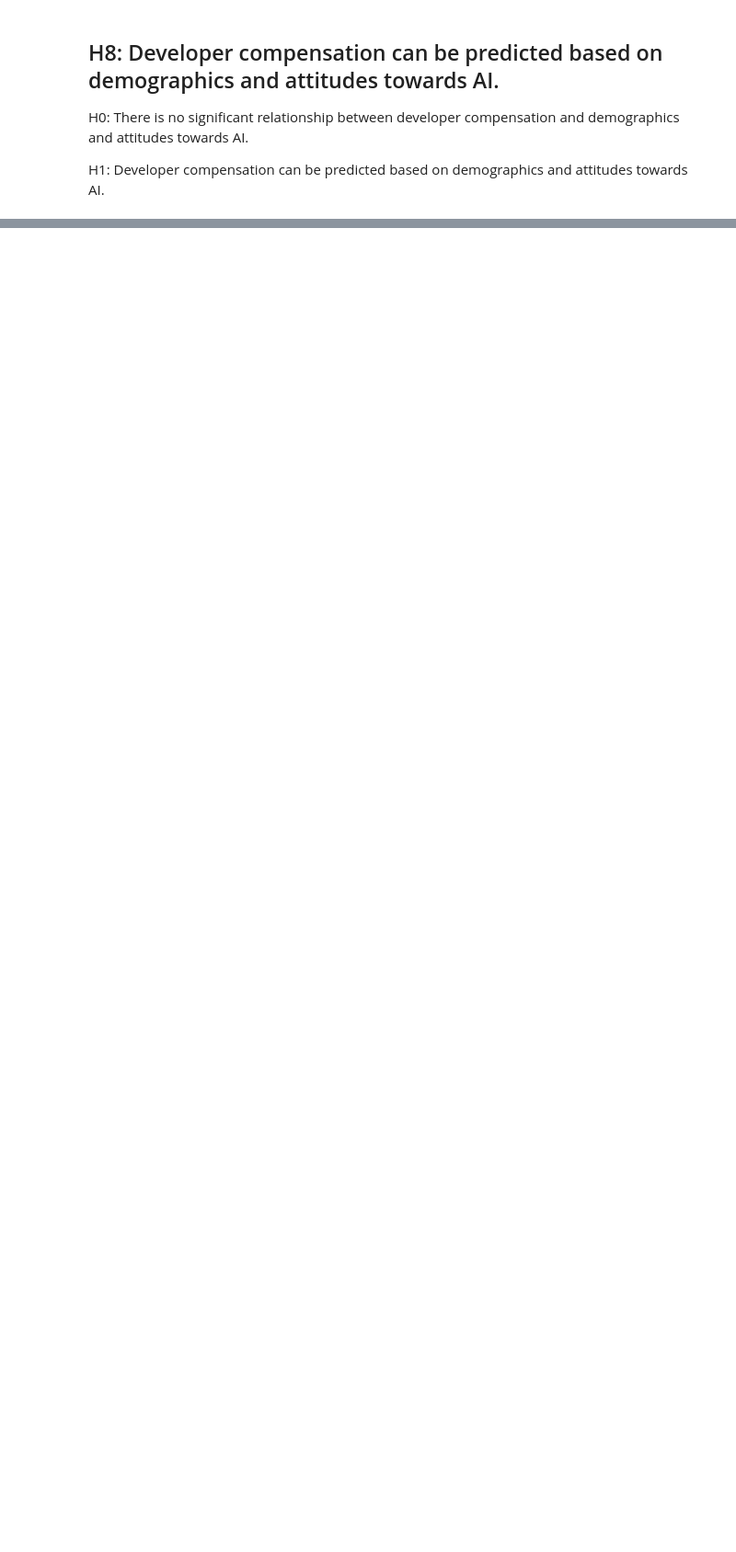
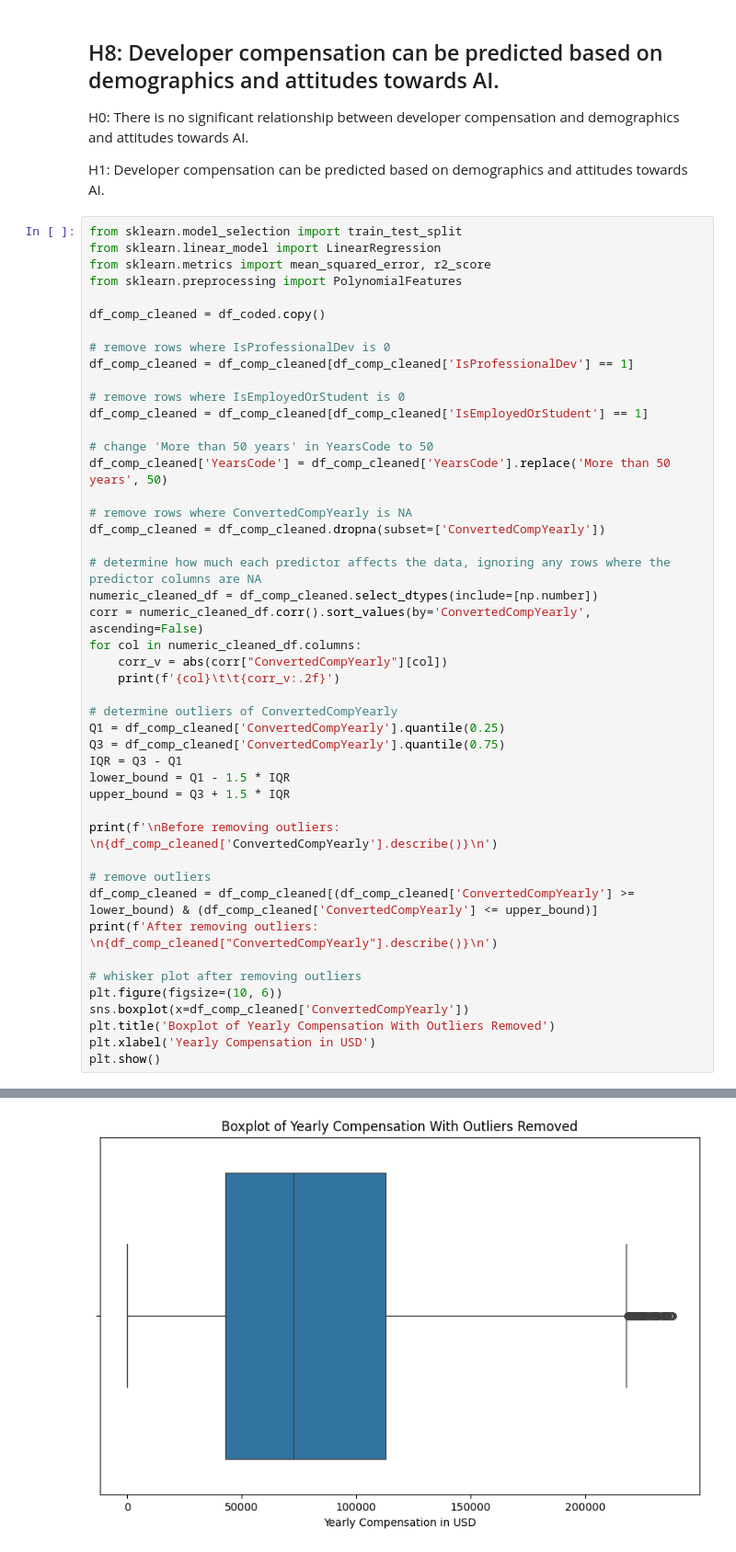
Before and after one commit to mackenly/ai-perception-and-adoption-in-the-developer-community, a Jupyter notebook: Notebook.ipynb, the cells around one changed output, grey strips where cells are left out. Shown at 92% size. Saved outputs shown, nothing was run; the diff lists cells and outputs as text; blank space fills up the shorter version.

```diff
--- a/Notebook.ipynb
+++ b/Notebook.ipynb
@@ -691,3 +1007,50 @@ H1: There is a significant difference in the level of AI adoption between develo
 H0: There is no significant relationship between developer compensation and demographics and attitudes towards AI.
 
 H1: Developer compensation can be predicted based on demographics and attitudes towards AI.
+# %%
+from sklearn.model_selection import train_test_split
+from sklearn.linear_model import LinearRegression
+from sklearn.metrics import mean_squared_error, r2_score
+from sklearn.preprocessing import PolynomialFeatures
+
+df_comp_cleaned = df_coded.copy()
+
+# remove rows where IsProfessionalDev is 0
+df_comp_cleaned = df_comp_cleaned[df_comp_cleaned['IsProfessionalDev'] == 1]
+
+# remove rows where IsEmployedOrStudent is 0
+df_comp_cleaned = df_comp_cleaned[df_comp_cleaned['IsEmployedOrStudent'] == 1]
+
+# change 'More than 50 years' in YearsCode to 50
+df_comp_cleaned['YearsCode'] = df_comp_cleaned['YearsCode'].replace('More than 50 years', 50)
+
+# remove rows where ConvertedCompYearly is NA
+df_comp_cleaned = df_comp_cleaned.dropna(subset=['ConvertedCompYearly'])
+
+# determine how much each predictor affects the data, ignoring any rows where the predictor columns are NA
+numeric_cleaned_df = df_comp_cleaned.select_dtypes(include=[np.number])
+corr = numeric_cleaned_df.corr().sort_values(by='ConvertedCompYearly', ascending=False)
+for col in numeric_cleaned_df.columns:
+    corr_v = abs(corr["ConvertedCompYearly"][col])
+    print(f'{col}\t\t{corr_v:.2f}')
+
+# determine outliers of ConvertedCompYearly
+Q1 = df_comp_cleaned['ConvertedCompYearly'].quantile(0.25)
+Q3 = df_comp_cleaned['ConvertedCompYearly'].quantile(0.75)
+IQR = Q3 - Q1
+lower_bound = Q1 - 1.5 * IQR
+upper_bound = Q3 + 1.5 * IQR
+
+print(f'\nBefore removing outliers: \n{df_comp_cleaned['ConvertedCompYearly'].describe()}\n')
+
+# remove outliers
+df_comp_cleaned = df_comp_cleaned[(df_comp_cleaned['ConvertedCompYearly'] >= lower_bound) & (df_comp_cleaned['ConvertedCompYearly'] <= upper_bound)]
+print(f'After removing outliers: \n{df_comp_cleaned["ConvertedCompYearly"].describe()}\n')
+
+# whisker plot after removing outliers
+plt.figure(figsize=(10, 6))
+sns.boxplot(x=df_comp_cleaned['ConvertedCompYearly'])
+plt.title('Boxplot of Yearly Compensation With Outliers Removed')
+plt.xlabel('Yearly Compensation in USD')
+plt.show()
+# %% [output]
@@ -693,0 +1074 @@ H1: Developer compensation can be predicted based on demographics and attitudes
+[figure, added]
```
Also changed, not shown: parts of 10 cells of this notebook.
